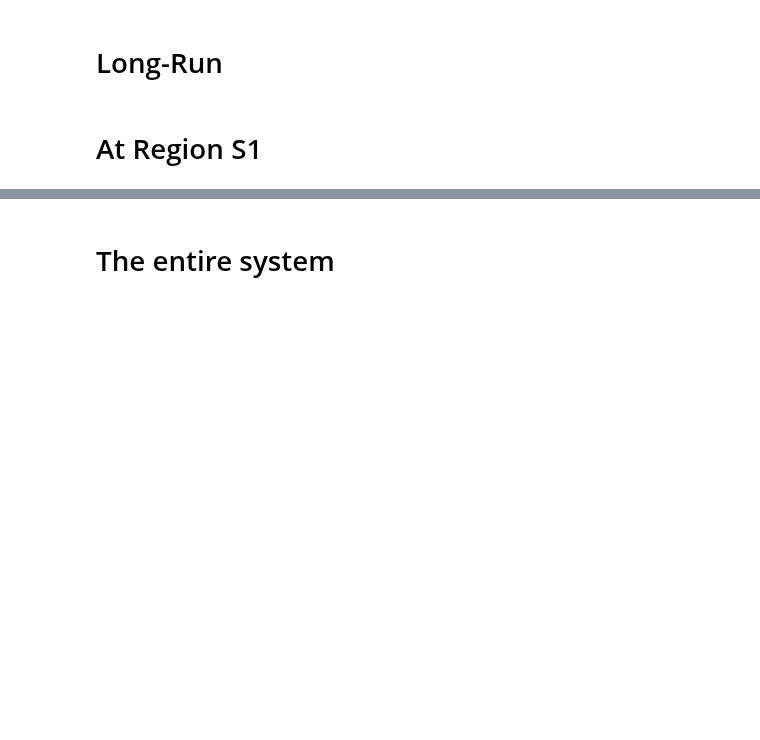
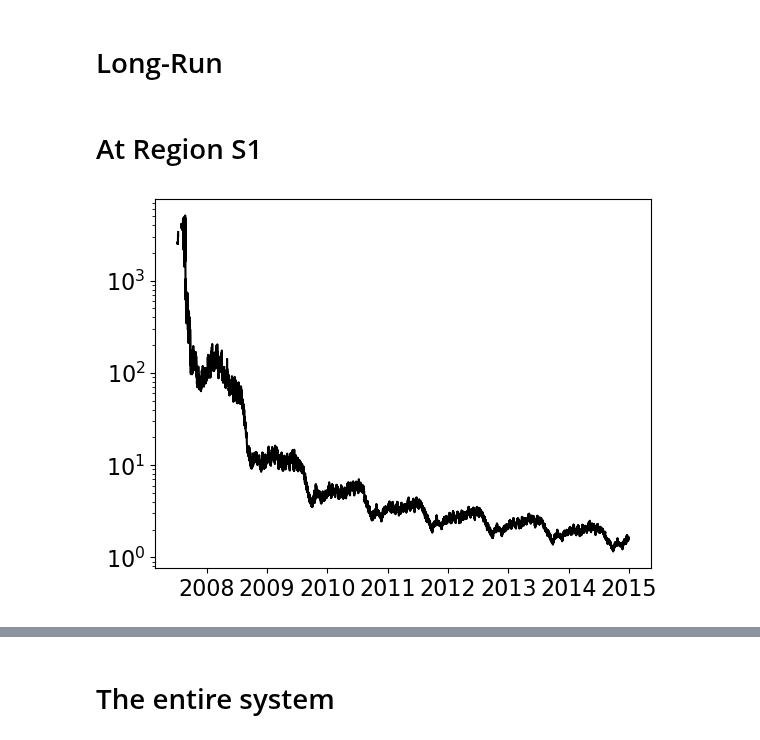
Before and after one commit to SalishSeaCast/analysis-vicente, a Jupyter notebook: Ocean_Parcels/PBDE_simulations/Long-Run.ipynb, the cells around one changed output, grey strips where cells are left out. Saved outputs shown, nothing was run; the diff lists cells and outputs as text; code cells hidden in the pictures; blank space fills up the shorter version.

```diff
--- a/Ocean_Parcels/PBDE_simulations/Long-Run.ipynb
+++ b/Ocean_Parcels/PBDE_simulations/Long-Run.ipynb
@@ -96,3 +105,24 @@ values_y2 = values_y1 + tseries_y2['Total_Count'].values[::2]
 values_y3 = values_y2 + tseries_y3['Total_Count'].values
 values_y4 = values_y3 + tseries_y4['Total_Count'].values
 values_y5 = values_y4 + tseries_y5['Total_Count'].values
+values_y6 = values_y5 + tseries_y6['Total_Count'].values
+values_y7 = values_y6 + tseries_y7['Total_Count'].values
+values_y8 = values_y7 + tseries_y8['Total_Count'].values
+# %%
+tseries_y1_N = get_total_timeseries_optimized(filename_y1, polygon_lon_lat_N1)
+tseries_y2_N = get_total_timeseries_optimized(filename_y2, polygon_lon_lat_N1)
+tseries_y3_N = get_total_timeseries_optimized(filename_y3, polygon_lon_lat_N1)
+tseries_y4_N = get_total_timeseries_optimized(filename_y4, polygon_lon_lat_N1)
+tseries_y5_N = get_total_timeseries_optimized(filename_y5, polygon_lon_lat_N1)
+tseries_y6_N = get_total_timeseries_optimized(filename_y6, polygon_lon_lat_N1)
+tseries_y7_N = get_total_timeseries_optimized(filename_y7, polygon_lon_lat_N1)
+tseries_y8_N = get_total_timeseries_optimized(filename_y8, polygon_lon_lat_N1)
+# %%
+values_y1_N = tseries_y1_N['Total_Count'].values[::2]
+values_y2_N = values_y1_N + tseries_y2_N['Total_Count'].values[::2]
+values_y3_N = values_y2_N + tseries_y3_N['Total_Count'].values
+values_y4_N = values_y3_N + tseries_y4_N['Total_Count'].values
+values_y5_N = values_y4_N + tseries_y5_N['Total_Count'].values
+values_y6_N = values_y5_N + tseries_y6_N['Total_Count'].values
+values_y7_N = values_y6_N + tseries_y7_N['Total_Count'].values
+values_y8_N = values_y7_N + tseries_y8_N['Total_Count'].values
@@ -99,3 +147,10 @@ values_y5 = values_y4 + tseries_y5['Total_Count'].values
 # %%
-total_timeseries = np.concatenate([values_y1, values_y2, values_y3, values_y4, values_y5])
-time_6h = pd.date_range(start='2007-01-01', periods=1460*5, freq='6h')
+total_timeseries = np.concatenate([values_y1, values_y2, values_y3, values_y4, values_y5, values_y6, values_y7, values_y8])
+total_timeseries_N = np.concatenate([values_y1_N, values_y2_N, values_y3_N, values_y4_N, values_y5_N, values_y6_N, values_y7_N, values_y8_N])
+total_timeseries_H = np.concatenate([values_y1_H, values_y2_H, values_y3_H, values_y4_H, values_y5_H, values_y6_H, values_y7_H, values_y8_H])
+time_6h = pd.date_range(start='2007-01-01', periods=1460*8, freq='6h')
+# %%
+plt.plot(time_6h, total_timeseries/total_timeseries_N, 'k')
+plt.yscale('log')
+# %% [output]
+[figure, added]
```
Also changed, not shown: parts of 23 cells of this notebook, 14 other files.
